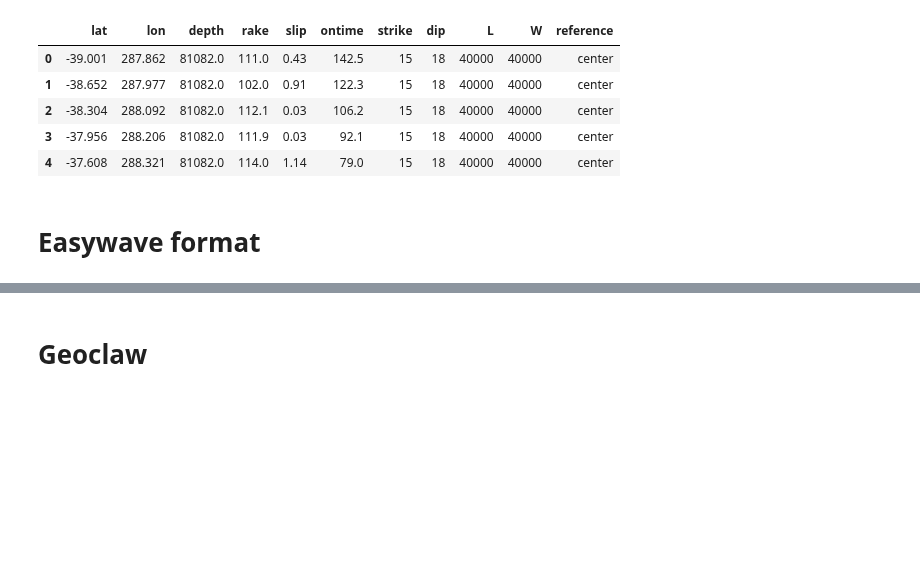
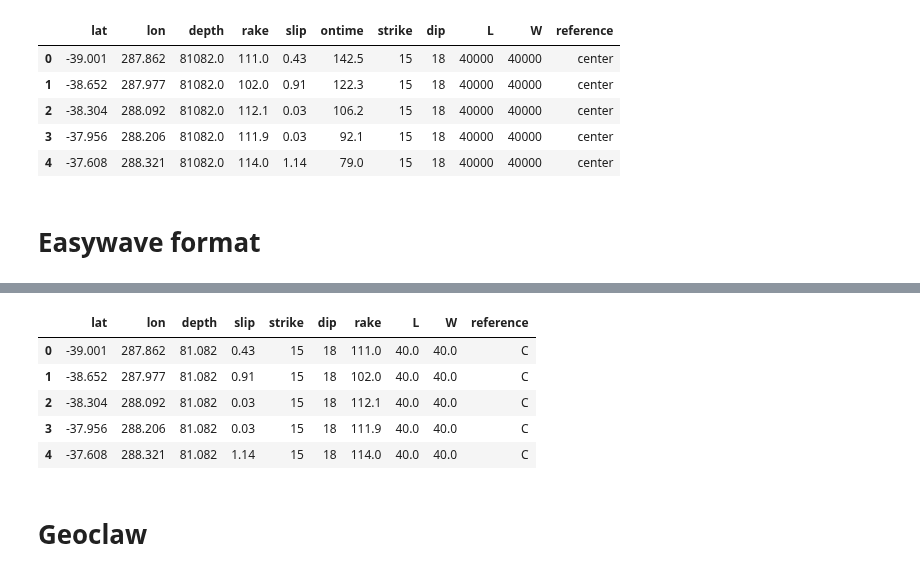
Before and after one commit to jgalazm/comp-geo-paper-figures, a Jupyter notebook: 03_biobio2010/data/finiteFault.ipynb, the cells around one changed output, grey strips where cells are left out. Drawn from its saved outputs; the diff is of its cells as text; code cells hidden in the pictures; blank space fills up the shorter version.

Commit message:
fix easywave finitefault model

```diff
--- a/03_biobio2010/data/finiteFault.ipynb
+++ b/03_biobio2010/data/finiteFault.ipynb
@@ -39,6 +48,15 @@ df_easywave['reference']='C'
 df_easywave['depth'] /=1000
 df_easywave['L'] /=1000
 df_easywave['W'] /=1000
+# %%
+df_easywave.head()
+# %% [output]
+|  | lat | lon | depth | slip | strike | dip | rake | L | W | reference |
+| 0 | -39.001 | 287.862 | 81.082 | 0.43 | 15 | 18 | 111.0 | 40.0 | 40.0 | C |
+| 1 | -38.652 | 287.977 | 81.082 | 0.91 | 15 | 18 | 102.0 | 40.0 | 40.0 | C |
+| 2 | -38.304 | 288.092 | 81.082 | 0.03 | 15 | 18 | 112.1 | 40.0 | 40.0 | C |
+| 3 | -37.956 | 288.206 | 81.082 | 0.03 | 15 | 18 | 111.9 | 40.0 | 40.0 | C |
+| 4 | -37.608 | 288.321 | 81.082 | 1.14 | 15 | 18 | 114.0 | 40.0 | 40.0 | C |
 # %%
 f = open('fault.flt','w')
 
```
Also changed, not shown: parts of 2 cells of this notebook.
